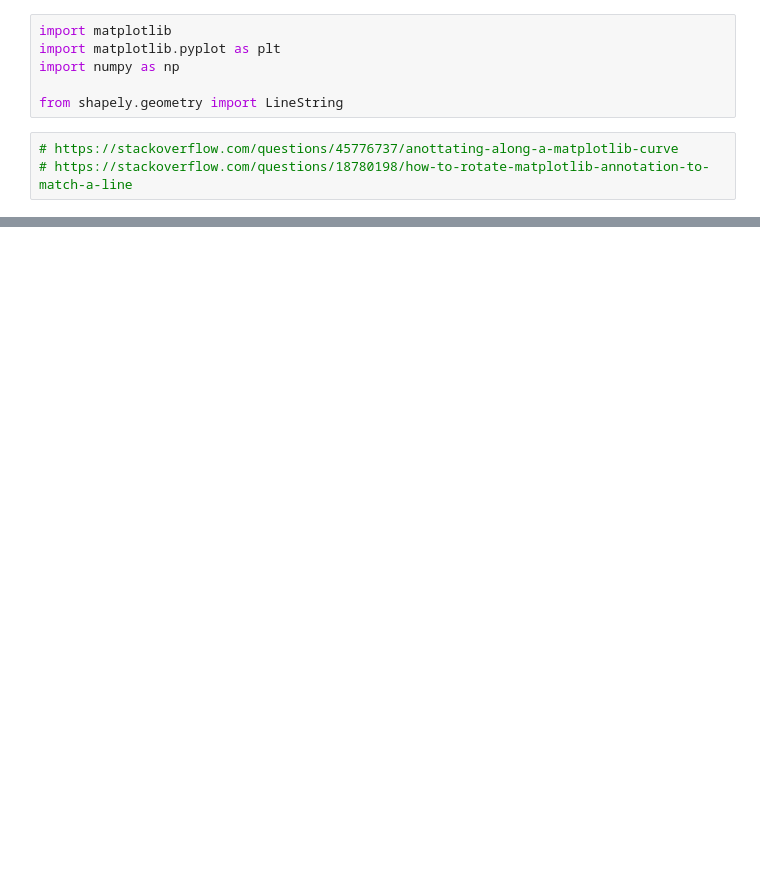
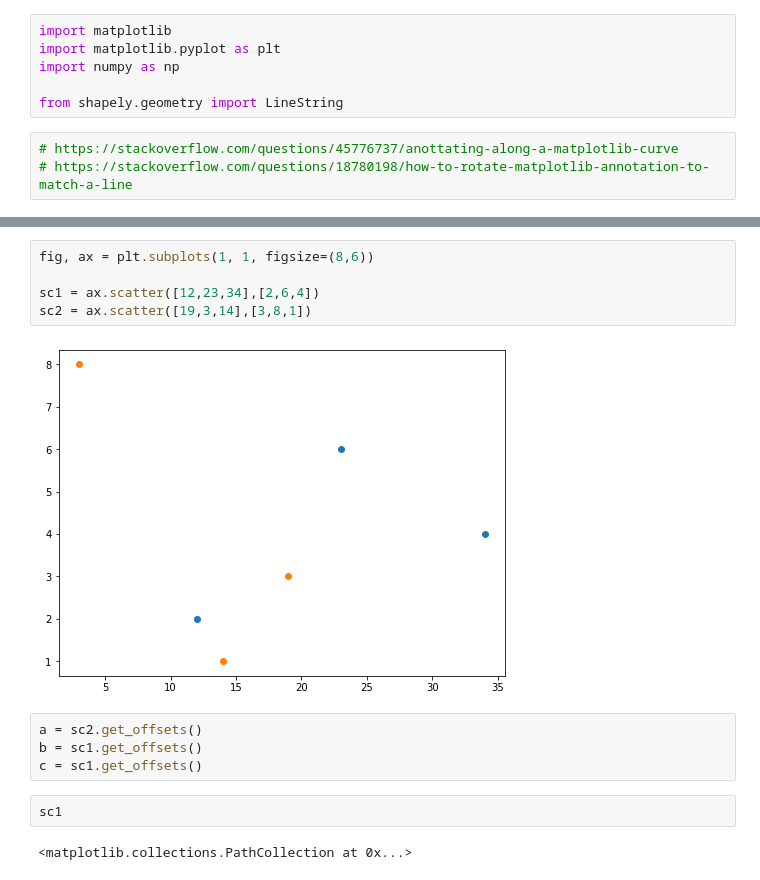
Before and after one commit to PBrockmann/StripesCounter, a Jupyter notebook: label_line.ipynb, the cells around one changed output, grey strips where cells are left out. Drawn from its saved outputs; the diff is of its cells as text; blank space fills up the shorter version.

```diff
--- a/label_line.ipynb
+++ b/label_line.ipynb
@@ -41,0 +79,15 @@ ab.xy
+# %%
+fig, ax = plt.subplots(1, 1, figsize=(8,6))
+
+sc1 = ax.scatter([12,23,34],[2,6,4])
+sc2 = ax.scatter([19,3,14],[3,8,1])
+# %% [output]
+[figure, added]
+# %%
+a = sc2.get_offsets()
+b = sc1.get_offsets()
+c = sc1.get_offsets()
+# %%
+sc1
+# %% [output]
+<matplotlib.collections.PathCollection at 0x...>
```
Also changed, not shown: parts of 6 cells of this notebook, 1 other file.
